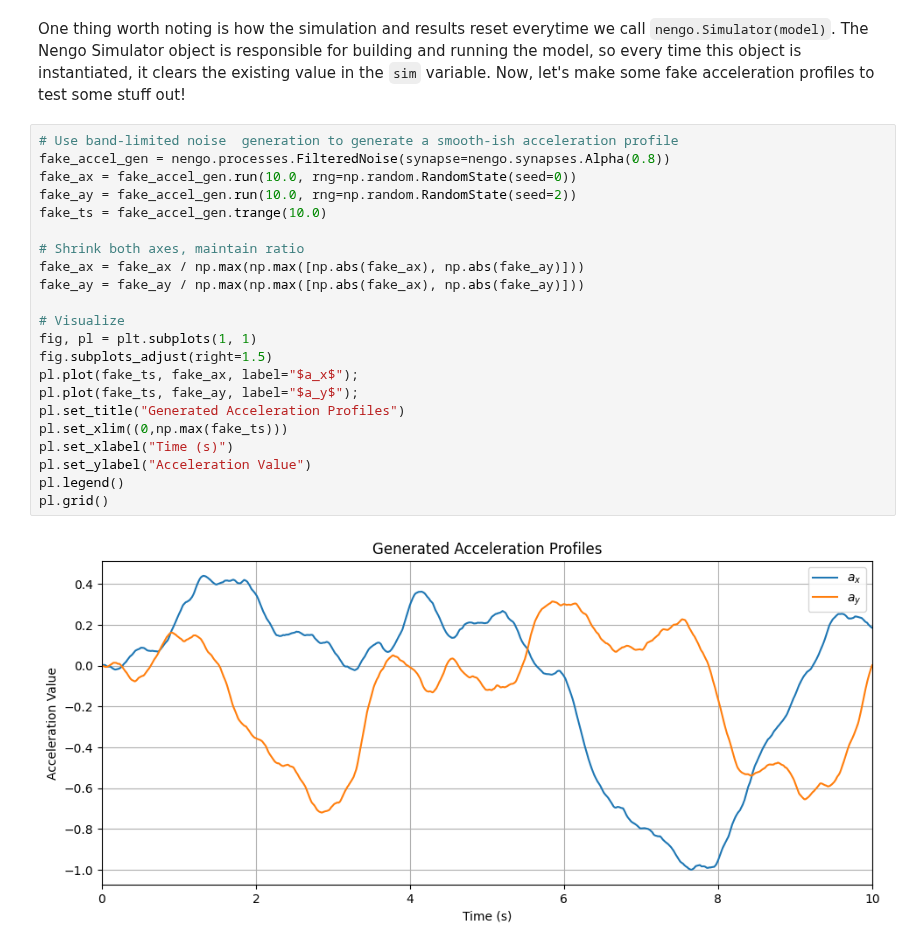
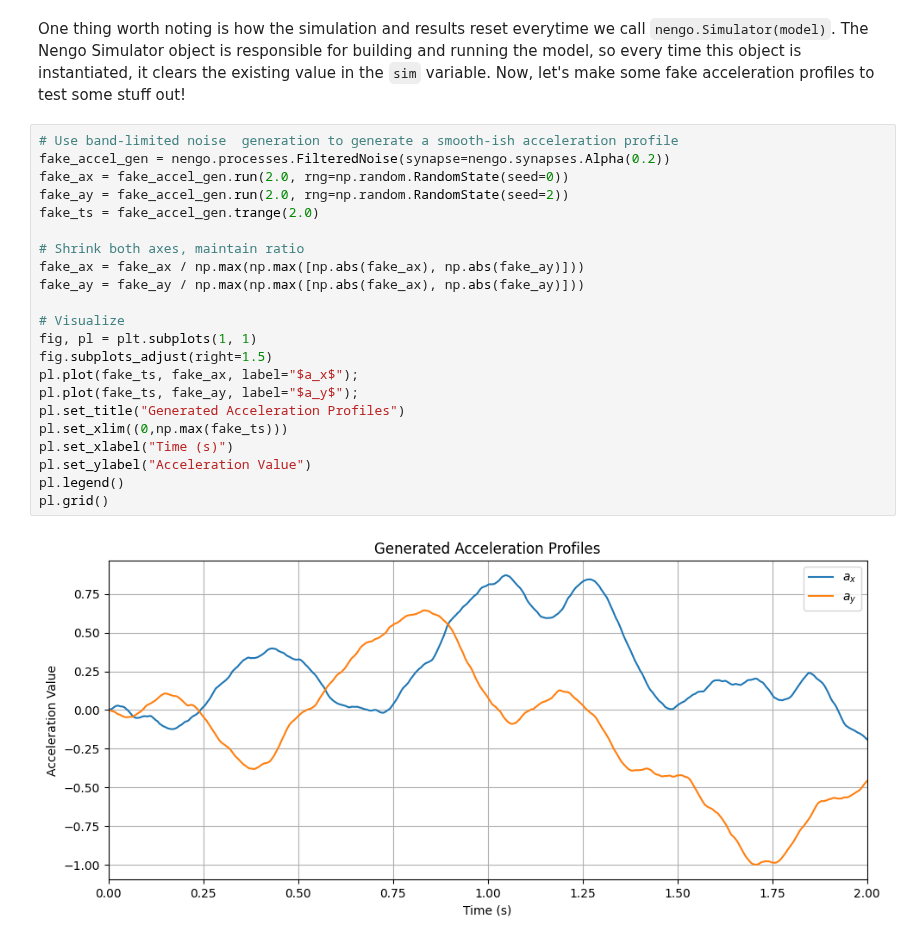
Before and after one commit to WAT-ai/BCI-Signal-Decoding, a Jupyter notebook: Reference Documents/Nengo_Tutorial.ipynb, the cells around one changed output. Drawn from its saved outputs; the diff is of its cells as text.

```diff
--- a/Reference Documents/Nengo_Tutorial.ipynb
+++ b/Reference Documents/Nengo_Tutorial.ipynb
@@ -131,25 +131,25 @@ Simulation finished in 0:00:01.
 One thing worth noting is how the simulation and results reset everytime we call `nengo.Simulator(model)`. The Nengo Simulator object is responsible for building and running the model, so every time this object is instantiated, it clears the existing value in the `sim` variable. Now, let's make some fake acceleration profiles to test some stuff out!
 # %%
 # Use band-limited noise  generation to generate a smooth-ish acceleration profile
-fake_accel_gen = nengo.processes.FilteredNoise(synapse=nengo.synapses.Alpha(0.8))
-fake_ax = fake_accel_gen.run(10.0, rng=np.random.RandomState(seed=0))
-fake_ay = fake_accel_gen.run(10.0, rng=np.random.RandomState(seed=2))
-fake_ts = fake_accel_gen.trange(10.0)
+fake_accel_gen = nengo.processes.FilteredNoise(synapse=nengo.synapses.Alpha(0.2))
+fake_ax = fake_accel_gen.run(2.0, rng=np.random.RandomState(seed=0))
+fake_ay = fake_accel_gen.run(2.0, rng=np.random.RandomState(seed=2))
+fake_ts = fake_accel_gen.trange(2.0)
 
 # Shrink both axes, maintain ratio
 fake_ax = fake_ax / np.max(np.max([np.abs(fake_ax), np.abs(fake_ay)]))
 fake_ay = fake_ay / np.max(np.max([np.abs(fake_ax), np.abs(fake_ay)]))
 
 # Visualize
 fig, pl = plt.subplots(1, 1)
 fig.subplots_adjust(right=1.5)
 pl.plot(fake_ts, fake_ax, label="$a_x$");
 pl.plot(fake_ts, fake_ay, label="$a_y$");
 pl.set_title("Generated Acceleration Profiles")
 pl.set_xlim((0,np.max(fake_ts)))
 pl.set_xlabel("Time (s)")
 pl.set_ylabel("Acceleration Value")
 pl.legend()
 pl.grid()
 # %% [output]
-[figure, old version]
+[figure, new version]
```
Also changed, not shown: parts of 2 cells of this notebook.
